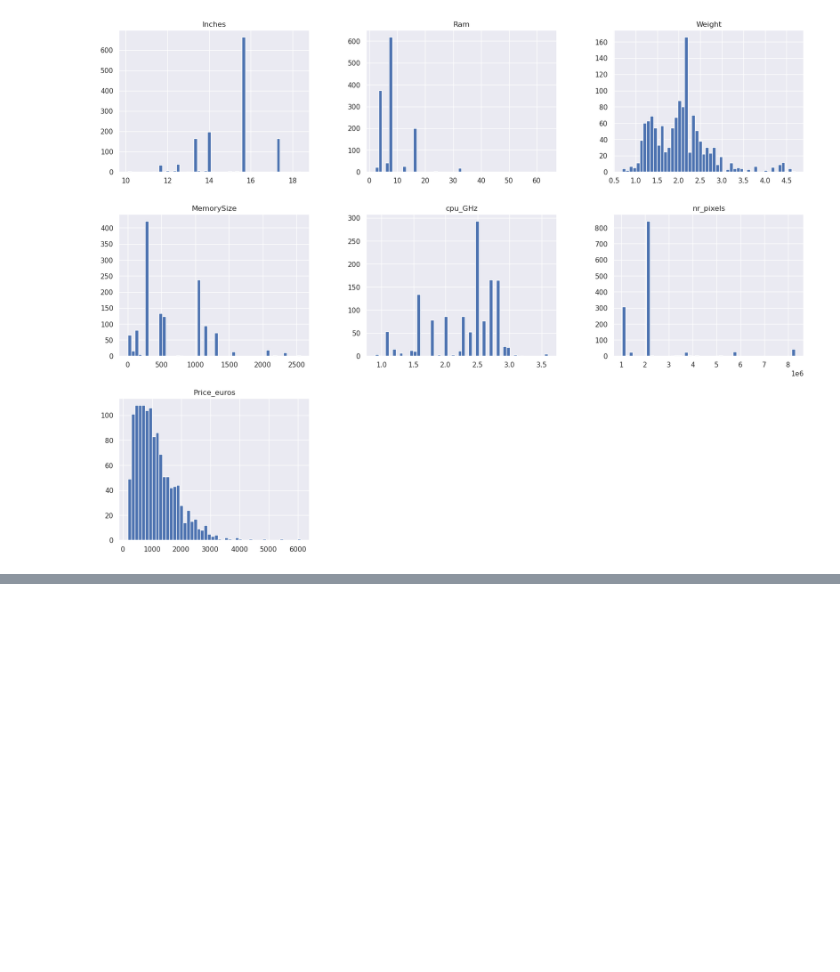
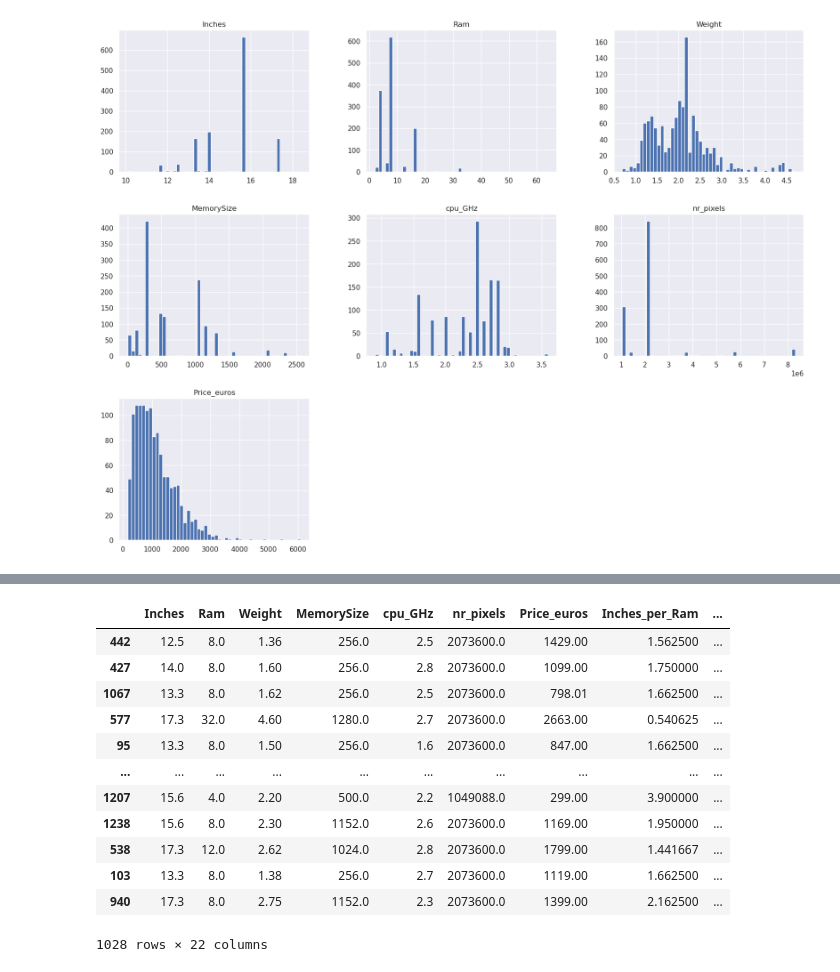
Before and after one commit to Pabito22/Laptop_price_prediction, a Jupyter notebook: laptop_price_prediction.ipynb, the cells around one changed output, grey strips where cells are left out. Drawn from its saved outputs; the diff is of its cells as text; code cells hidden in the pictures; blank space fills up the shorter version.

```diff
--- a/laptop_price_prediction.ipynb
+++ b/laptop_price_prediction.ipynb
@@ -376,0 +347,18 @@ Name: Price_euros, dtype: float64
+# %%
+from my_ml_lib import num_attrs_combinations
+laptop_num = num_attrs_combinations(laptop_num)
+laptop_num
+# %% [output]
+|  | Inches | Ram | Weight | MemorySize | cpu_GHz | nr_pixels | Price_euros | Inches_per_Ram | ... |
+| 442 | 12.5 | 8.0 | 1.36 | 256.0 | 2.5 | 2073600.0 | 1429.00 | 1.562500 | ... |
+| 427 | 14.0 | 8.0 | 1.60 | 256.0 | 2.8 | 2073600.0 | 1099.00 | 1.750000 | ... |
+| 1067 | 13.3 | 8.0 | 1.62 | 256.0 | 2.5 | 2073600.0 | 798.01 | 1.662500 | ... |
+| 577 | 17.3 | 32.0 | 4.60 | 1280.0 | 2.7 | 2073600.0 | 2663.00 | 0.540625 | ... |
+| 95 | 13.3 | 8.0 | 1.50 | 256.0 | 1.6 | 2073600.0 | 847.00 | 1.662500 | ... |
+| ... | ... | ... | ... | ... | ... | ... | ... | ... | ... |
+| 1207 | 15.6 | 4.0 | 2.20 | 500.0 | 2.2 | 1049088.0 | 299.00 | 3.900000 | ... |
+| 1238 | 15.6 | 8.0 | 2.30 | 1152.0 | 2.6 | 2073600.0 | 1169.00 | 1.950000 | ... |
+| 538 | 17.3 | 12.0 | 2.62 | 1024.0 | 2.8 | 2073600.0 | 1799.00 | 1.441667 | ... |
+| 103 | 13.3 | 8.0 | 1.38 | 256.0 | 2.7 | 2073600.0 | 1119.00 | 1.662500 | ... |
+| 940 | 17.3 | 8.0 | 2.75 | 1152.0 | 2.3 | 2073600.0 | 1399.00 | 2.162500 | ... |
+1028 rows × 22 columns
```
Also changed, not shown: parts of 37 cells of this notebook, 1 other file.
